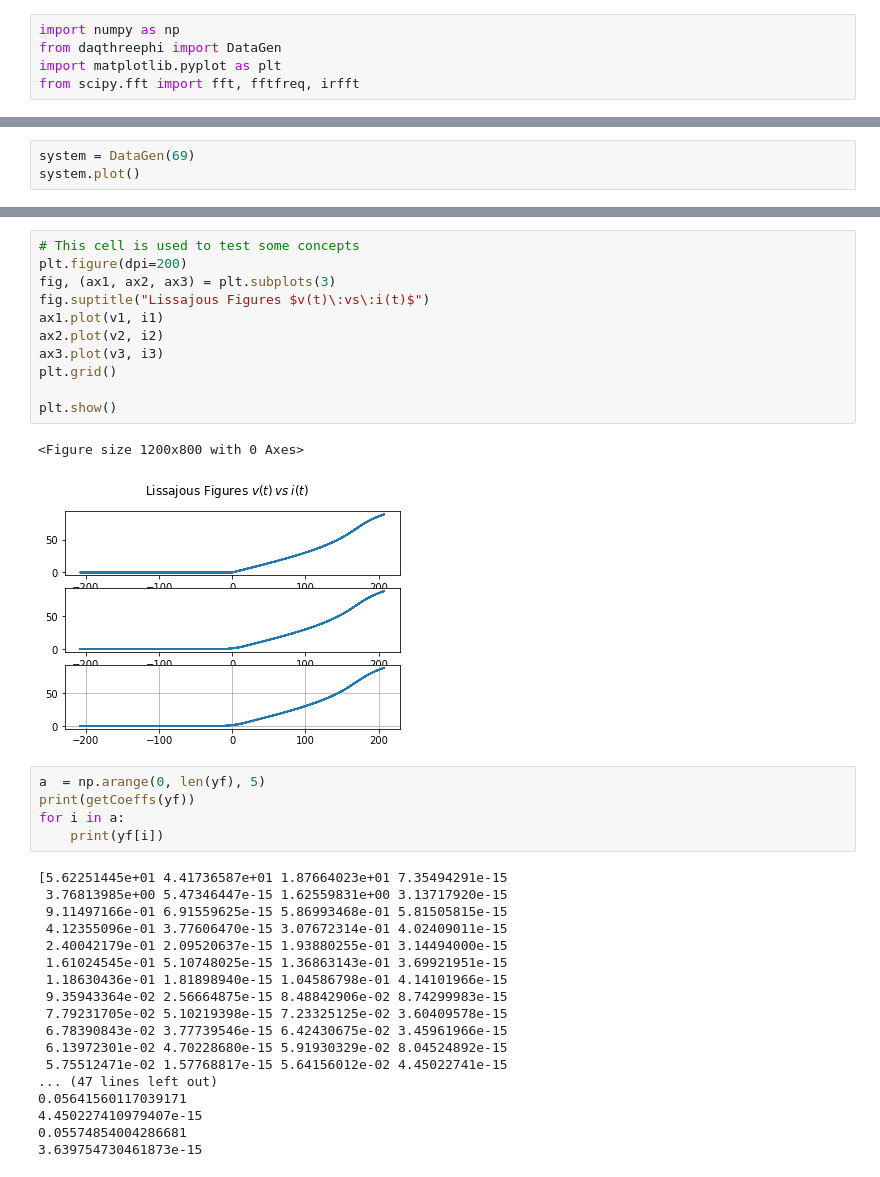
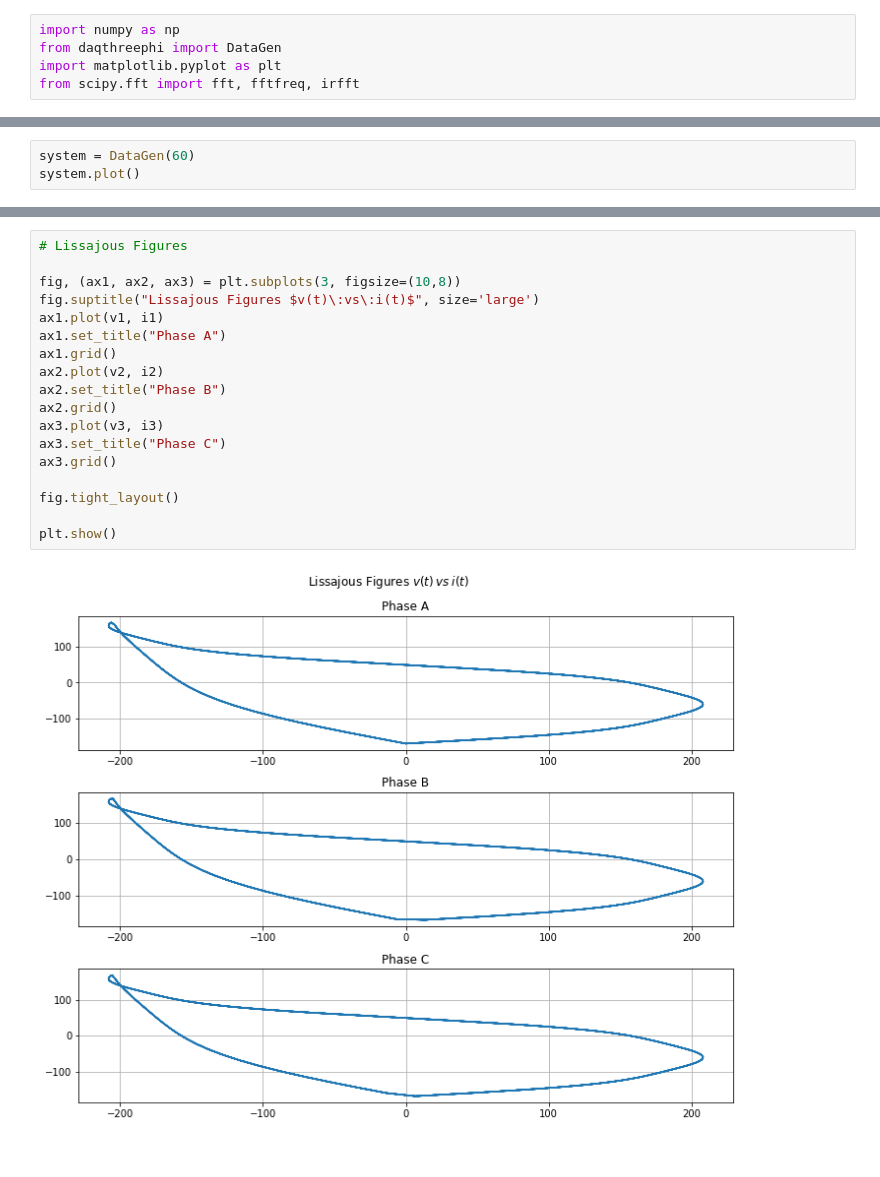
Before and after one commit to DnelZpt/line_analyzer, a Jupyter notebook: final_project.ipynb, the cells around one changed output, grey strips where cells are left out. Saved outputs shown, nothing was run; the diff lists cells and outputs as text.

Commit message:
Lissajous graphics and THD

```diff
--- a/final_project.ipynb
+++ b/final_project.ipynb
@@ -66,4 +89,4 @@ def getCoeffs(ft):
 # %%
-system = DataGen(69)
+system = DataGen(60)
 system.plot()
 # %% [output]
@@ -172,37 +204,20 @@ plt.show()
 # %%
-# This cell is used to test some concepts
-plt.figure(dpi=200)
-fig, (ax1, ax2, ax3) = plt.subplots(3)
-fig.suptitle("Lissajous Figures $v(t)\:vs\:i(t)$")
+# Lissajous Figures
+
+fig, (ax1, ax2, ax3) = plt.subplots(3, figsize=(10,8))
+fig.suptitle("Lissajous Figures $v(t)\:vs\:i(t)$", size='large')
 ax1.plot(v1, i1)
+ax1.set_title("Phase A")
+ax1.grid()
 ax2.plot(v2, i2)
+ax2.set_title("Phase B")
+ax2.grid()
 ax3.plot(v3, i3)
-plt.grid()
+ax3.set_title("Phase C")
+ax3.grid()
+
+fig.tight_layout()
 
 plt.show()
 # %% [output]
-<Figure size 1200x800 with 0 Axes>
-[figure, old version]
+[figure, new version]
-# %%
-a  = np.arange(0, len(yf), 5)
-print(getCoeffs(yf))
-for i in a:
-    print(yf[i])
-# %% [output]
-[5.62251445e+01 4.41736587e+01 1.87664023e+01 7.35494291e-15
- 3.76813985e+00 5.47346447e-15 1.62559831e+00 3.13717920e-15
- 9.11497166e-01 6.91559625e-15 5.86993468e-01 5.81505815e-15
- 4.12355096e-01 3.77606470e-15 3.07672314e-01 4.02409011e-15
- 2.40042179e-01 2.09520637e-15 1.93880255e-01 3.14494000e-15
- 1.61024545e-01 5.10748025e-15 1.36863143e-01 3.69921951e-15
- 1.18630436e-01 1.81898940e-15 1.04586798e-01 4.14101966e-15
- 9.35943364e-02 2.56664875e-15 8.48842906e-02 8.74299983e-15
- 7.79231705e-02 5.10219398e-15 7.23325125e-02 3.60409578e-15
- 6.78390843e-02 3.77739546e-15 6.42430675e-02 3.45961966e-15
- 6.13972301e-02 4.70228680e-15 5.91930329e-02 8.04524892e-15
- 5.75512471e-02 1.57768817e-15 5.64156012e-02 4.45022741e-15
-... (47 lines left out)
-0.05641560117039171
-4.450227410979407e-15
-0.05574854004286681
-3.639754730461873e-15
```
Also changed, not shown: parts of 10 cells of this notebook, 1 other file.
